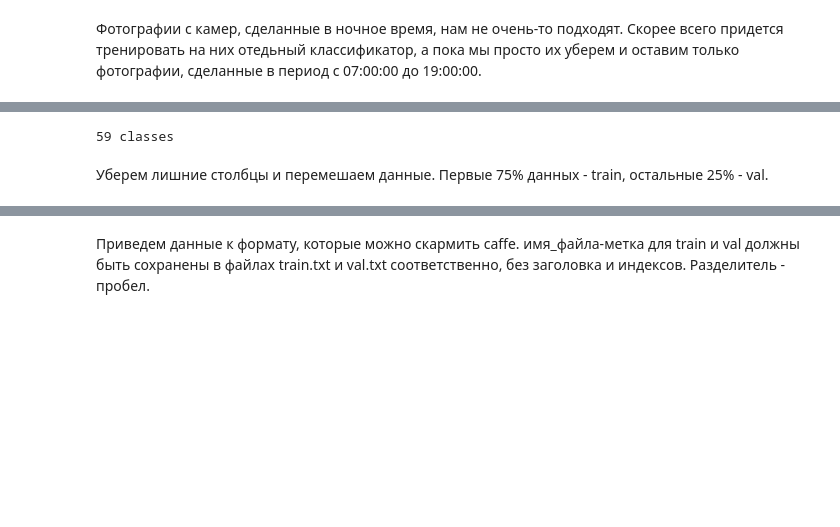
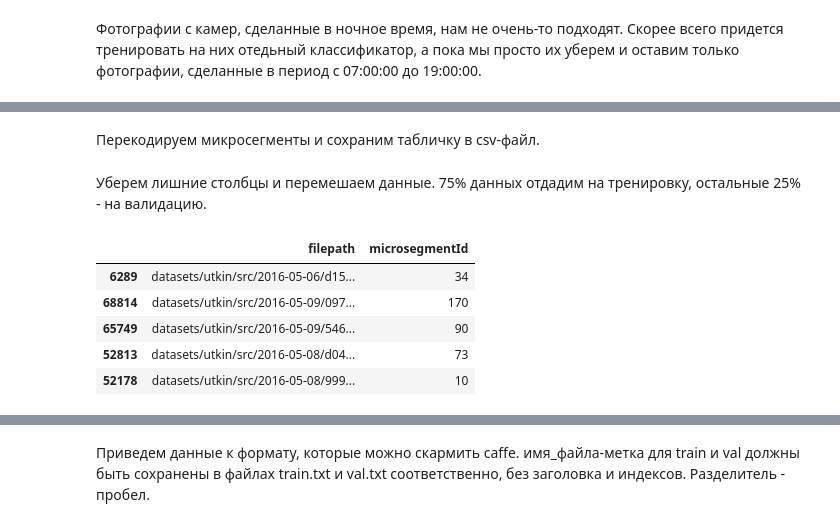
Before and after one commit to mchernyavsky/car-classification, a Jupyter notebook: report.ipynb, the cells around one changed output, grey strips where cells are left out. Saved outputs shown, nothing was run; the diff lists cells and outputs as text; code cells hidden in the pictures; blank space fills up the shorter version.

```diff
--- a/report.ipynb
+++ b/report.ipynb
@@ -322,6 +364,2 @@ from sklearn.preprocessing import LabelEncoder
-# %%
-encoder = LabelEncoder()
-df['label'] = encoder.fit_transform(df['Название микросегмента'])
-print(df['label'].max() + 1, 'classes')
-# %% [output]
-59 classes
+# %% [markdown]
+Перекодируем микросегменты и сохраним табличку в csv-файл.
@@ -328,2 +373,2 @@ print(df['label'].max() + 1, 'classes')
 # %% [markdown]
-Уберем лишние столбцы и перемешаем данные. Первые 75% данных - train, остальные 25% - val.
+Уберем лишние столбцы и перемешаем данные. 75% данных отдадим на тренировку, остальные 25% - на валидацию.
@@ -332,0 +375,16 @@ train_val_board = int(0.75 * len(df))
+# %%
+from sklearn.cross_validation import train_test_split
+
+X_train, X_val, y_train, y_val = train_test_split(df.filepath, df.generationId, test_size=0.25,
+                                                  random_state=42, stratify=df.generationId)
+
+train = pd.concat((X_train, y_train), axis=1)
+val = pd.concat((X_val, y_val), axis=1)
+train.head()
+# %% [output]
+|  | filepath | microsegmentId |
+| 6289 | datasets/utkin/src/2016-05-06/d15... | 34 |
+| 68814 | datasets/utkin/src/2016-05-09/097... | 170 |
+| 65749 | datasets/utkin/src/2016-05-09/546... | 90 |
+| 52813 | datasets/utkin/src/2016-05-08/d04... | 73 |
+| 52178 | datasets/utkin/src/2016-05-08/999... | 10 |
```
Also changed, not shown: parts of 55 cells of this notebook, 7 other files.
